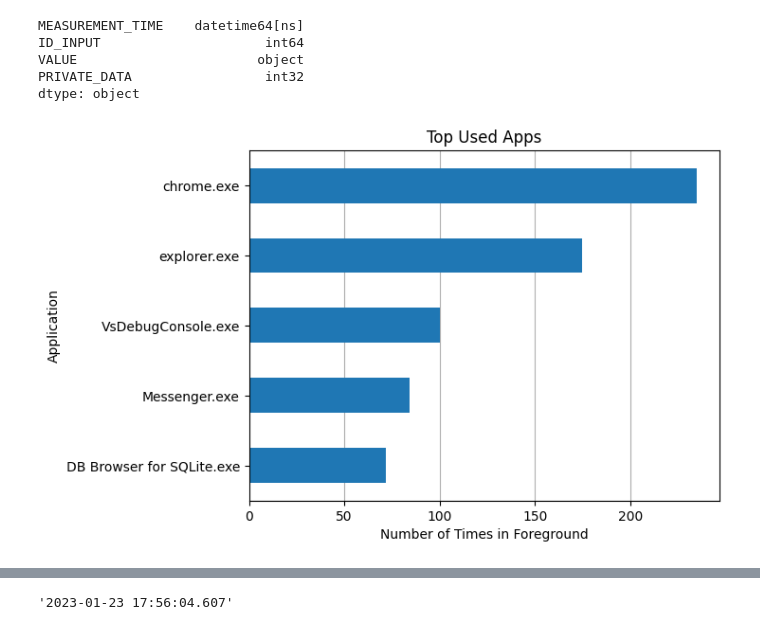
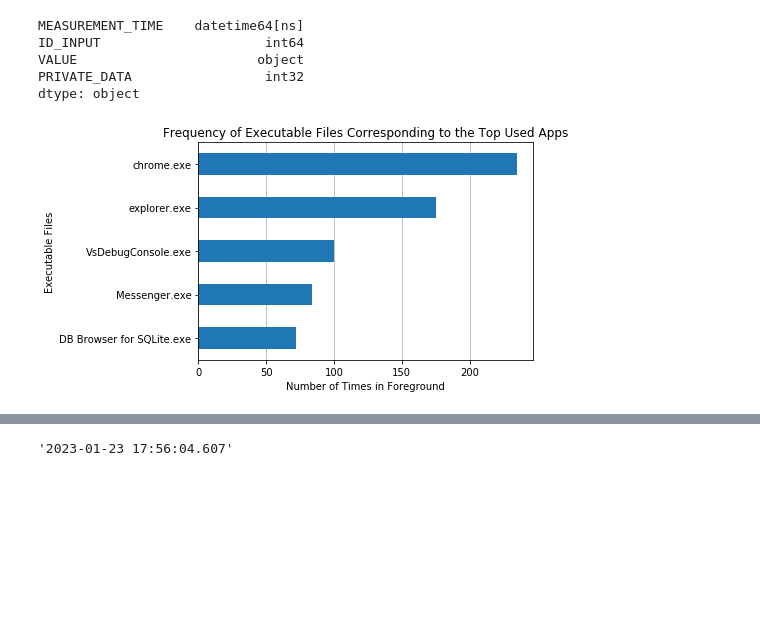
Before and after one commit to miloncl/System-Usage-Analysis, a Jupyter notebook: Process and EDA.ipynb, the cells around one changed output, grey strips where cells are left out. Saved outputs shown, nothing was run; the diff lists cells and outputs as text; code cells hidden in the pictures; blank space fills up the shorter version.

```diff
--- a/Process and EDA.ipynb
+++ b/Process and EDA.ipynb
@@ -83,12 +87,12 @@ dtype: object
 # %%
 plot = df[df['ID_INPUT'] == 4]['VALUE'].value_counts()[:5].plot.barh(x = 'index', y = 'VALUE')
 plot.set_axisbelow(True)
 plot.set_xlabel('Number of Times in Foreground')
-plot.set_ylabel('Application')
-plot.set_title('Top Used Apps')
+plot.set_ylabel('Executable Files')
+plot.set_title('Frequency of Executable Files Corresponding to the Top Used Apps')
 plot.invert_yaxis()
 plt.pyplot.grid(axis = 'x')
 plt.pyplot.show()
 # %% [output]
-[figure, old version]
+[figure, new version]
 # %%
```
Also changed, not shown: parts of 14 cells of this notebook.
